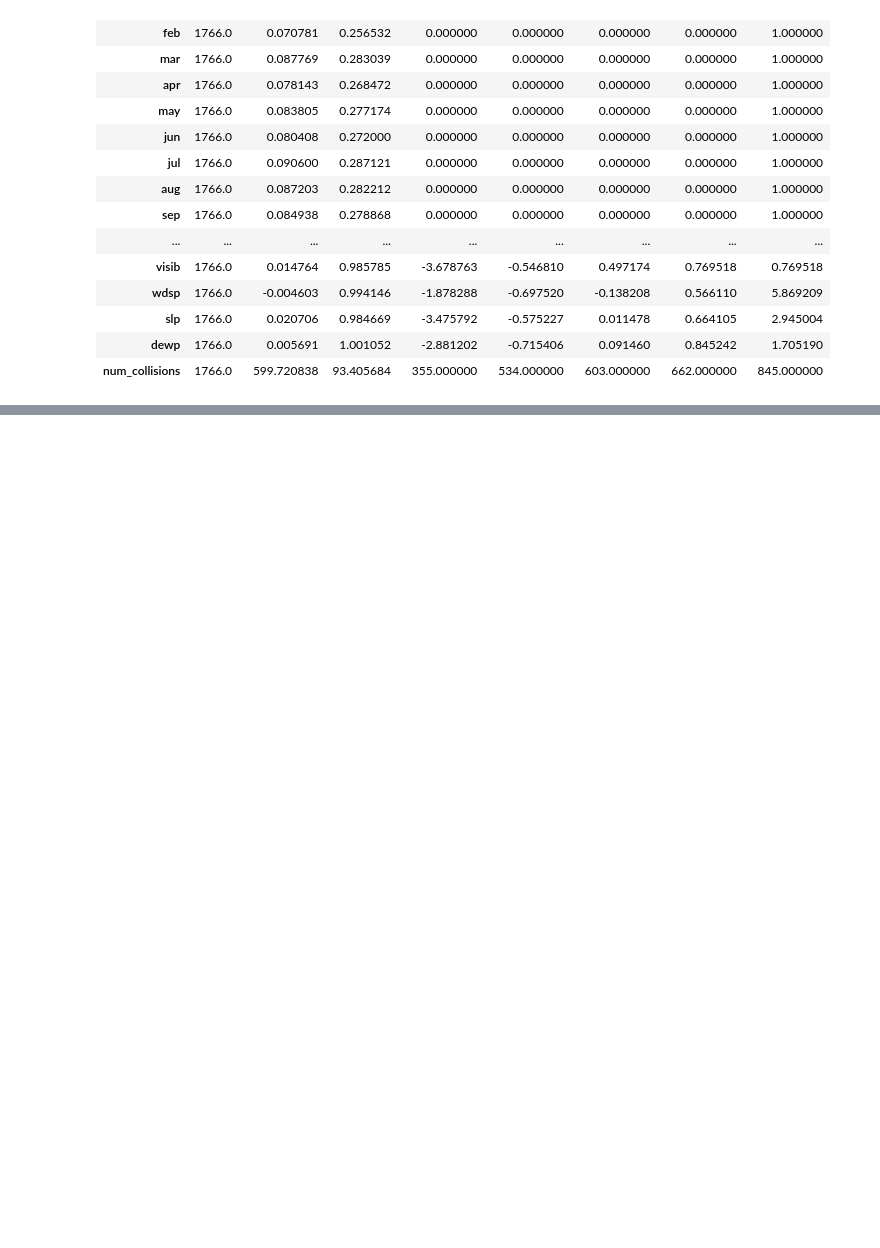
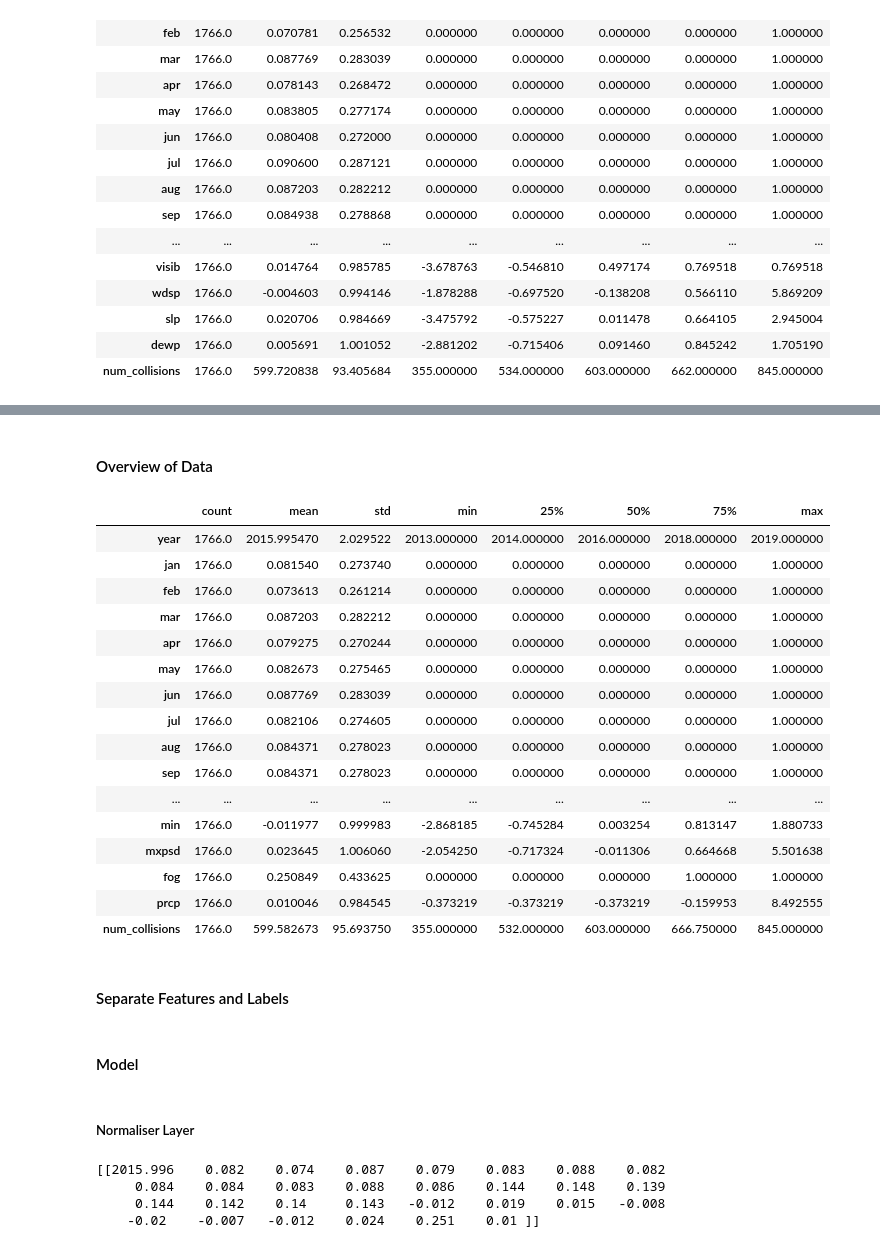
Before and after one commit to AaronM44/DAOTW-Assignment-1, a Jupyter notebook: Assignment2.ipynb, the cells around one changed output, grey strips where cells are left out. Drawn from its saved outputs; the diff is of its cells as text; code cells hidden in the pictures; blank space fills up the shorter version.

```diff
--- a/Assignment2.ipynb
+++ b/Assignment2.ipynb
@@ -1514,0 +1595,10 @@ df_std_col_dnn_2_train.describe().transpose()
+# %%
+url = "https://raw.githubusercontent.com/AaronM44/DAOTW-Assignment-1/main/outputs/std_col_dnn_3_train.csv"
+
+raw_std_col_dnn_3_train = pd.read_csv(url)
+
+df_std_col_dnn_3_train = raw_std_col_dnn_3_train.copy()
+
+df_std_col_dnn_3_train = df_std_col_dnn_3_train.drop(df_std_col_dnn_3_train.columns[[0, 1]], axis=1)
+
+df_std_col_dnn_3_train.head()
@@ -1514,0 +1655,24 @@ df_std_col_dnn_2_train.describe().transpose()
+# %% [markdown]
+#### Overview of Data
+# %%
+df_std_col_dnn_3_train.describe().transpose()
+# %% [output]
+|  | count | mean | std | min | 25% | 50% | 75% | max |
+| year | 1766.0 | 2015.995470 | 2.029522 | 2013.000000 | 2014.000000 | 2016.000000 | 2018.000000 | 2019.000000 |
+| jan | 1766.0 | 0.081540 | 0.273740 | 0.000000 | 0.000000 | 0.000000 | 0.000000 | 1.000000 |
+| feb | 1766.0 | 0.073613 | 0.261214 | 0.000000 | 0.000000 | 0.000000 | 0.000000 | 1.000000 |
+| mar | 1766.0 | 0.087203 | 0.282212 | 0.000000 | 0.000000 | 0.000000 | 0.000000 | 1.000000 |
+| apr | 1766.0 | 0.079275 | 0.270244 | 0.000000 | 0.000000 | 0.000000 | 0.000000 | 1.000000 |
+| may | 1766.0 | 0.082673 | 0.275465 | 0.000000 | 0.000000 | 0.000000 | 0.000000 | 1.000000 |
+| jun | 1766.0 | 0.087769 | 0.283039 | 0.000000 | 0.000000 | 0.000000 | 0.000000 | 1.000000 |
+| jul | 1766.0 | 0.082106 | 0.274605 | 0.000000 | 0.000000 | 0.000000 | 0.000000 | 1.000000 |
+| aug | 1766.0 | 0.084371 | 0.278023 | 0.000000 | 0.000000 | 0.000000 | 0.000000 | 1.000000 |
+| sep | 1766.0 | 0.084371 | 0.278023 | 0.000000 | 0.000000 | 0.000000 | 0.000000 | 1.000000 |
+| ... | ... | ... | ... | ... | ... | ... | ... | ... |
+| min | 1766.0 | -0.011977 | 0.999983 | -2.868185 | -0.745284 | 0.003254 | 0.813147 | 1.880733 |
+| mxpsd | 1766.0 | 0.023645 | 1.006060 | -2.054250 | -0.717324 | -0.011306 | 0.664668 | 5.501638 |
+| fog | 1766.0 | 0.250849 | 0.433625 | 0.000000 | 0.000000 | 0.000000 | 1.000000 | 1.000000 |
+| prcp | 1766.0 | 0.010046 | 0.984545 | -0.373219 | -0.373219 | -0.373219 | -0.159953 | 8.492555 |
+| num_collisions | 1766.0 | 599.582673 | 95.693750 | 355.000000 | 532.000000 | 603.000000 | 666.750000 | 845.000000 |
+# %% [markdown]
+#### Separate Features and Labels
@@ -1514,0 +1685,15 @@ df_std_col_dnn_2_train.describe().transpose()
+# %% [markdown]
+#### Model
+# %% [markdown]
+##### Normaliser Layer
+# %%
+normaliser = tf.keras.layers.Normalization(axis=-1)
+
+normaliser.adapt(np.array(df_std_col_dnn_3_train_feat))
+
+print(normaliser.mean.numpy())
+# %% [output]
+[[2015.996    0.082    0.074    0.087    0.079    0.083    0.088    0.082
+     0.084    0.084    0.083    0.088    0.086    0.144    0.148    0.139
+     0.144    0.142    0.14     0.143   -0.012    0.019    0.015   -0.008
+    -0.02    -0.007   -0.012    0.024    0.251    0.01 ]]
```
Also changed, not shown: parts of 28 cells of this notebook.
